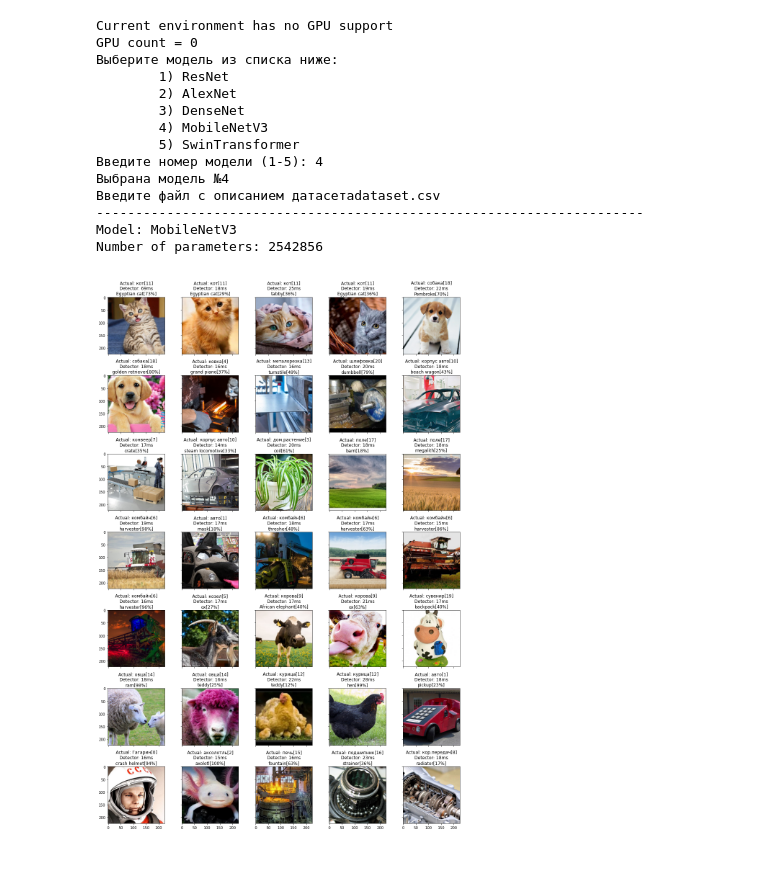
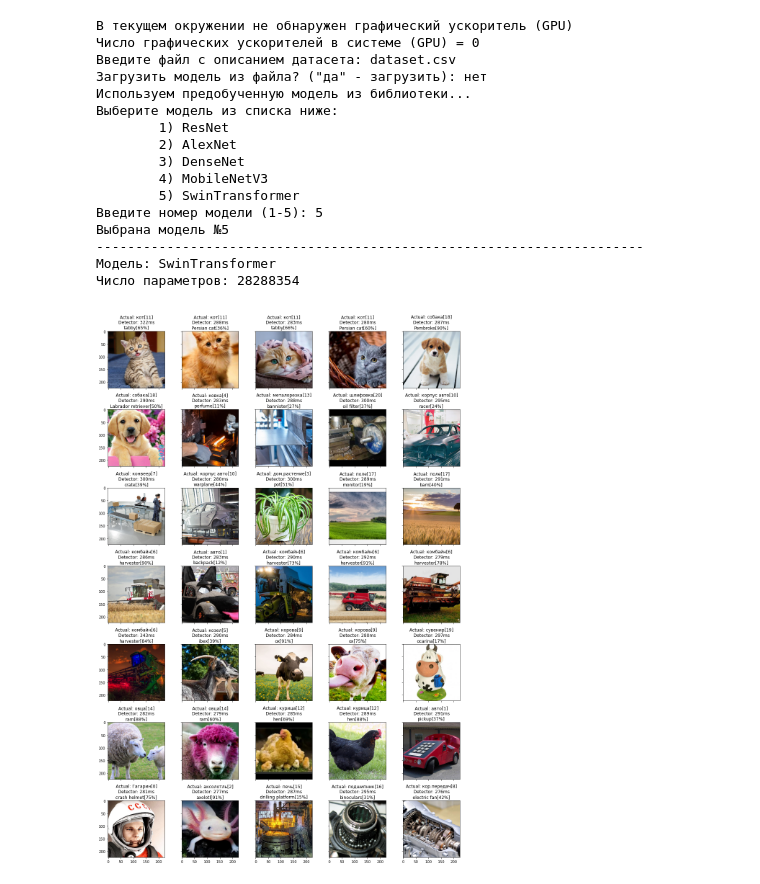
Before and after one commit to ant-nik/neural_network_course, a Jupyter notebook: other/interactive_classificator_inference.ipynb, the cells around one changed output. Drawn from its saved outputs; the diff is of its cells as text; code cells hidden in the pictures.

Commit message:
adds pretrained model import from file

```diff
--- a/other/interactive_classificator_inference.ipynb
+++ b/other/interactive_classificator_inference.ipynb
@@ -44,6 +44,7 @@ import time
 import copy
 import math
 
+import dill as pickle
 import typing
 from typing import Callable
 from functools import partial
@@ -180,8 +181,8 @@ resNet50 = {
     'model': models.resnet50(weights=models.ResNet50_Weights.DEFAULT),
     'weights': models.ResNet50_Weights.DEFAULT,
     'preprocess': models.ResNet50_Weights.DEFAULT.transforms(),
-    'output_layer': 'classifier',
-    'in_features': lambda model: model.classifier[0].in_features
+    'output_layer': 'fc',
+    'in_features': lambda model: model.fc.in_features
 }
 
 denseNet = {
@@ -213,11 +214,11 @@ swinT = {
 
 
 if __name__ == '__main__':
-    gpu = 'has' if torch.cuda.is_available() else 'has no'
-    print(f'Current environment {gpu} GPU support')
+    gpu = 'обнаружен' if torch.cuda.is_available() else 'не обнаружен'
+    print(f'В текущем окружении {gpu} графический ускоритель (GPU)')
     device = torch.device("cuda:0" if torch.cuda.is_available() else "cpu")
     # !lscpu
-    print(f'GPU count = {torch.cuda.device_count() if torch.cuda.is_available() else "0"}')
+    print(f'Число графических ускорителей в системе (GPU) = {torch.cuda.device_count() if torch.cuda.is_available() else "0"}')
 
     models = []
     for model in [resNet50, alexNet, denseNet, mobileNetV3_small, swinT]:
@@ -226,56 +227,74 @@ if __name__ == '__main__':
         model['model'].eval()
         models.append(model)
 
-    modi = -1
-    while modi < 0 or modi >= len(models):
-        print("""Выберите модель из списка ниже: """)
-        for i, model in enumerate(models):
-            print(f"\t{i+1}) {models[i]['model'].__class__.__name__}")
-        modi = int(input(f"Введите номер модели (1-{len(models)}): ")) - 1
-        if modi < 0 or modi >= len(models):
-            print(f"Ошибка, номер {modi} не существует, попробуйте ещё раз")
+    simple_filename = input("Введите файл с описанием датасета: ")
 
-    print(f"Выбрана модель №{modi + 1}")
-    model = models[modi]
+    model = None
+    class_labels = None
+    if input('Загрузить модель из файла? ("да" - загрузить): ') != 'да':
+        print('Используем предобученную модель из библиотеки...')
+        modi = -1
+        while modi < 0 or modi >= len(models):
+            print("""Выберите модель из списка ниже: """)
+            for i, model in enumerate(models):
+                print(f"\t{i+1}) {models[i]['model'].__class__.__name__}")
+            modi = int(input(f"Введите номер модели (1-{len(models)}): ")) - 1
+            if modi < 0 or modi >= len(models):
+                print(f"Ошибка, номер {modi} не существует, попробуйте ещё раз")
+
+        print(f"Выбрана модель №{modi + 1}")
+        model = models[modi]
+        class_labels = model['weights'].meta["categories"]
+    else:
+        filename = input('Введите имя файла с моделью: ')
+        with open(filename, 'rb') as file:
+            model = pickle.load(file)
+
     transform = model['preprocess']
     simple = UrlDataset(
-                input("Введите файл с описанием датасета: "),
+                simple_filename,
                 device,
                 transform
                 )
 
+    if class_labels is None:
+        class_labels = simple.classes
+
     print('-'*70)
-    print(f'Model: { model["model"].__class__.__name__}')
-    print(f'Number of parameters: {sum(item.numel() for item in model["model"].parameters())}')
+    print(f'Модель: { model["model"].__class__.__name__}')
+    print(f'Число параметров: {sum(item.numel() for item in model["model"].parameters())}')
+
 
     num_per_row = 5
     single_size = 3.5
     vspace = 0.4
 
     classify(
         simple,
         denormalize(simple, transform),
         num_per_row=num_per_row,
         single_size=single_size,
         vspace = vspace,
         labels = simple.classes,
         model=model['model'],
-        model_labels=model['weights'].meta["categories"],
+        model_labels=class_labels,
         debug=True
 	 )
 # %% [output]
-Current environment has no GPU support
-GPU count = 0
+В текущем окружении не обнаружен графический ускоритель (GPU)
+Число графических ускорителей в системе (GPU) = 0
+Введите файл с описанием датасета: dataset.csv
+Загрузить модель из файла? ("да" - загрузить): нет
+Используем предобученную модель из библиотеки...
 Выберите модель из списка ниже:
         1) ResNet
         2) AlexNet
         3) DenseNet
         4) MobileNetV3
         5) SwinTransformer
-Введите номер модели (1-5): 4
-Выбрана модель №4
-Введите файл с описанием датасетаdataset.csv
+Введите номер модели (1-5): 5
+Выбрана модель №5
 ----------------------------------------------------------------------
-Model: MobileNetV3
-Number of parameters: 2542856
+Модель: SwinTransformer
+Число параметров: 28288354
-[figure, old version]
+[figure, new version]
```
Also changed, not shown: parts of 1 cell of this notebook.
